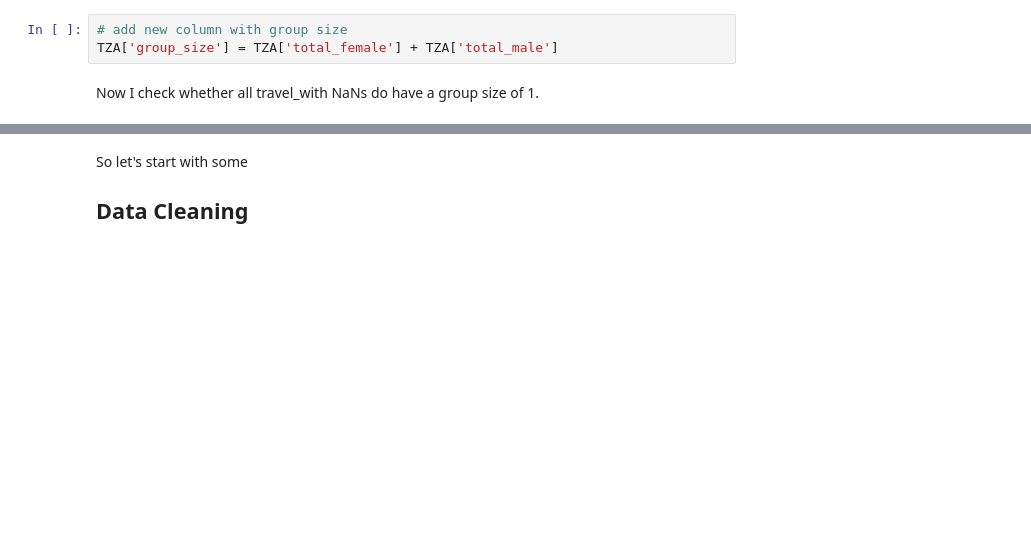
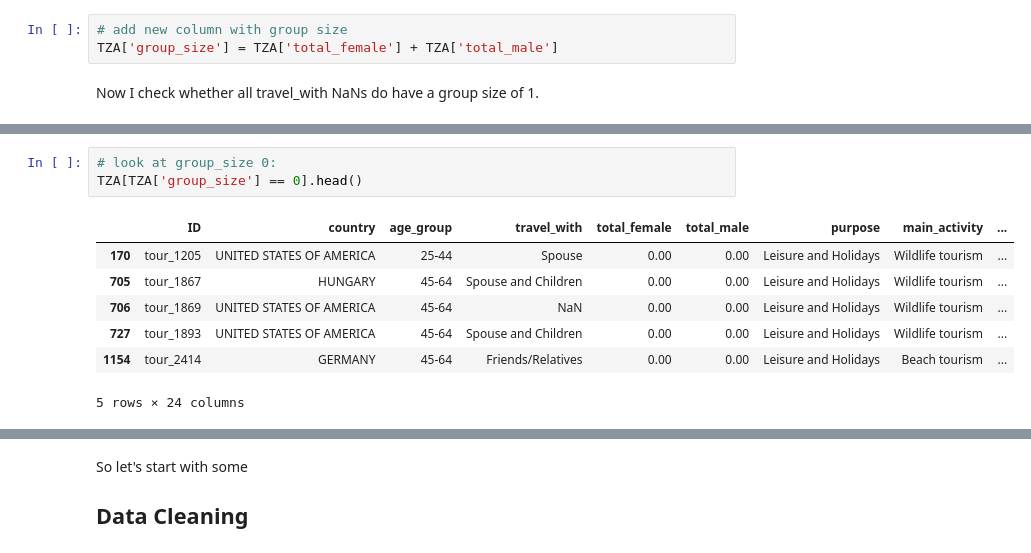
Before and after one commit to scheinmensch/Tanzania_Tourism_Prediction, a Jupyter notebook: EDA.ipynb, the cells around one changed output, grey strips where cells are left out. Cells and saved outputs as stored; diff of their text form; blank space fills up the shorter version.

```diff
--- a/EDA.ipynb
+++ b/EDA.ipynb
@@ -199,0 +213,11 @@ Looking at this also makes me aware of some other issues that I have to have a l
+# %%
+# look at group_size 0:
+TZA[TZA['group_size'] == 0].head()
+# %% [output]
+|  | ID | country | age_group | travel_with | total_female | total_male | purpose | main_activity | ... |
+| 170 | tour_1205 | UNITED STATES OF AMERICA | 25-44 | Spouse | 0.00 | 0.00 | Leisure and Holidays | Wildlife tourism | ... |
+| 705 | tour_1867 | HUNGARY | 45-64 | Spouse and Children | 0.00 | 0.00 | Leisure and Holidays | Wildlife tourism | ... |
+| 706 | tour_1869 | UNITED STATES OF AMERICA | 45-64 | NaN | 0.00 | 0.00 | Leisure and Holidays | Wildlife tourism | ... |
+| 727 | tour_1893 | UNITED STATES OF AMERICA | 45-64 | Spouse and Children | 0.00 | 0.00 | Leisure and Holidays | Wildlife tourism | ... |
+| 1154 | tour_2414 | GERMANY | 45-64 | Friends/Relatives | 0.00 | 0.00 | Leisure and Holidays | Beach tourism | ... |
+5 rows × 24 columns
```
Also changed, not shown: parts of 6 cells of this notebook, 2 other files.
